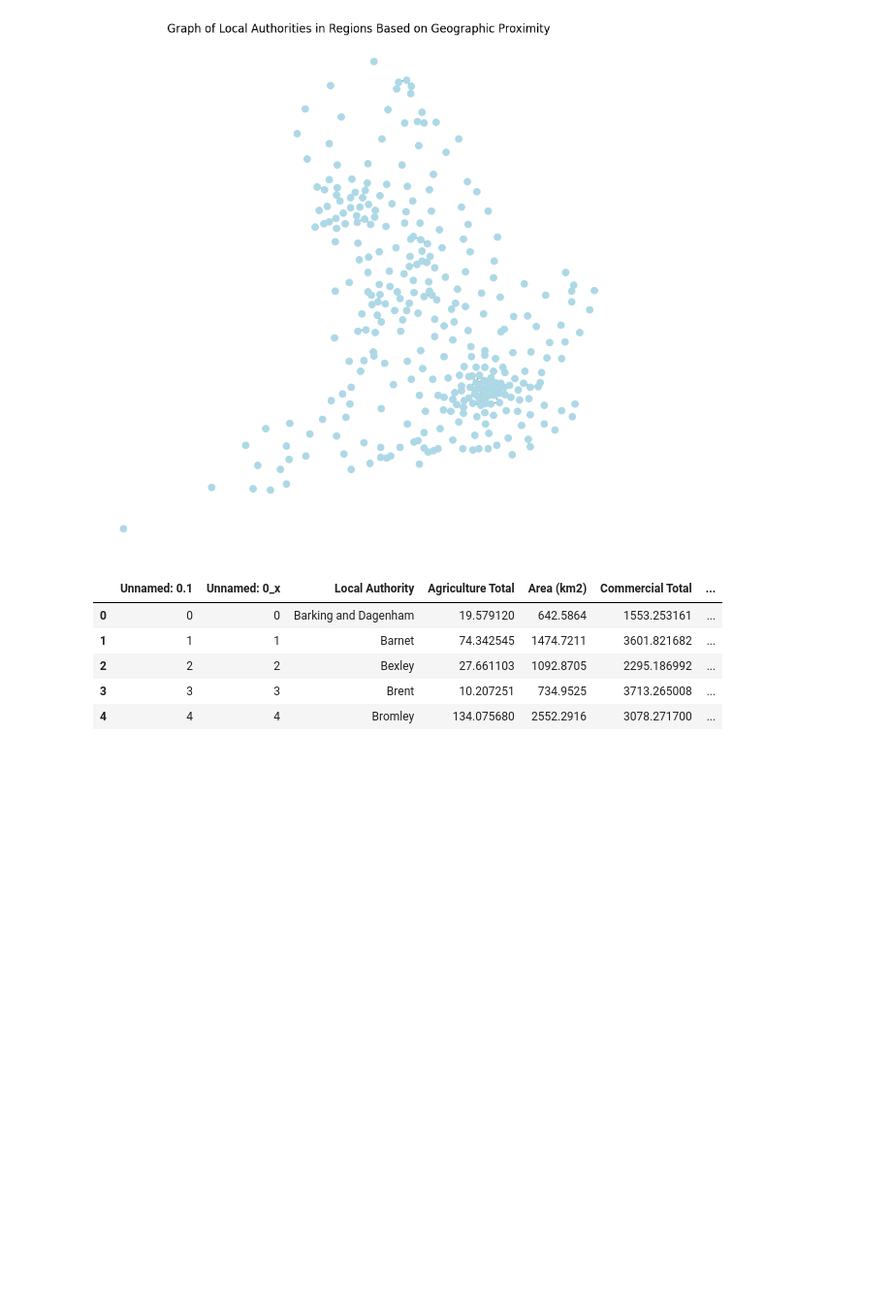
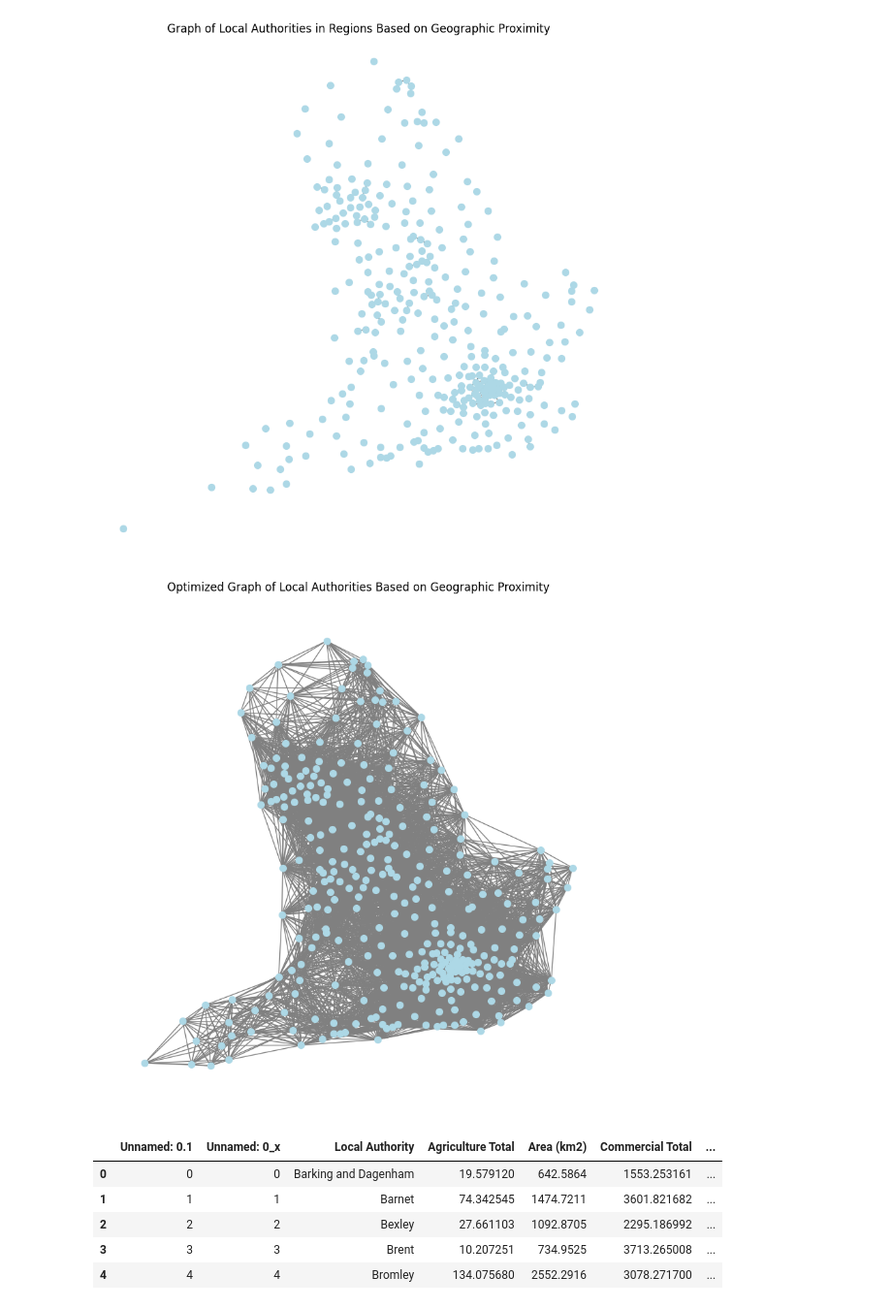
Before and after one commit to OlajideFemi/Carbon-Footprint, a Jupyter notebook: Untitled9.ipynb, the cells around one changed output. Shown: that part at 97% size. Cells and saved outputs as stored; diff of their text form; code cells hidden in the pictures; blank space fills up the shorter version.

```diff
--- a/Untitled9.ipynb
+++ b/Untitled9.ipynb
@@ -308,6 +308,70 @@ plt.title('Graph of Local Authorities in Regions Based on Geographic Proximity')
 plt.show()
 # %% [output]
 [figure]
+# %%
+import pandas as pd
+import geopandas as gpd
+import networkx as nx
+import matplotlib.pyplot as plt
+from shapely import wkt
+from sklearn.neighbors import BallTree
+import numpy as np
+
+# Load datasets
+topo_lad_df = pd.read_csv('https://raw.githubusercontent.com/OlajideFemi/OlajideFemi.github.io/index/topo_lad_1.csv')
+all_regions_data_ = pd.read_csv('https://raw.githubusercontent.com/OlajideFemi/Carbon-Footprint/main/all_regions_data_gmm.csv')
+
+# Update naming conventions with a mapping for replacements
+replacements = {
+    'Bournemouth, Christchurch and Poole': ['Bournemouth', 'Christchurch', 'Poole'],
+    'Dorset': ['East Dorset', 'North Dorset', 'West Dorset'],
+    'East Suffolk': 'Mid Suffolk',
+    'West Suffolk': 'Suffolk Coastal',
+    'North Northamptonshire': 'East Northamptonshire',
+    'West Northamptonshire': 'South Northamptonshire',
+    'Somerset West and Taunton': ['North Somerset', 'South Somerset', 'West Somerset', 'Bath and North East Somerset']
+}
+# Inverse the dictionary for replacement
+replacement_dict = {v: k for k, vs in replacements.items() for v in (vs if isinstance(vs, list) else [vs])}
+all_regions_data_['Local Authority'] = all_regions_data_['Local Authority'].replace(replacement_dict)
+
+# Merge on the 'Local Authority' column
+merged_df = all_regions_data_.merge(topo_lad_df, left_on='Local Authority', right_on='LAD13NM')
+
+# Convert 'geometry' column from WKT to shapely geometries
+topo_lad_df['geometry'] = topo_lad_df['geometry'].apply(wkt.loads)
+
+# Convert to a GeoDataFrame
+gdf = gpd.GeoDataFrame(topo_lad_df, geometry='geometry')
+
+# Calculate centroids
+gdf['centroid'] = gdf.geometry.centroid
+
+# Create a spatial index using BallTree for efficient distance queries
+coordinates = np.deg2rad(gdf[['centroid']].apply(lambda x: [x.centroid.y, x.centroid.x], axis=1).to_list())
+tree = BallTree(coordinates, metric='haversine')
+
+# Find neighbors within a threshold distance (10 km here converted to radians)
+threshold = 100 / 6371  # 10km in radians
+indices = tree.query_radius(coordinates, r=threshold)
+
+# Create edges from the BallTree query results
+edges = [(i, j) for i, neighbors in enumerate(indices) for j in neighbors if i != j]
+
+# Initialize an empty graph and add edges
+G = nx.Graph()
+G.add_edges_from(edges)
+
+# Set positions based on geographic coordinates for visualization
+pos = {index: (row.centroid.x, row.centroid.y) for index, row in gdf.iterrows()}
+
+# Draw the graph
+fig, ax = plt.subplots(figsize=(10, 10))
+nx.draw(G, pos, ax=ax, with_labels=False, node_size=50, node_color='lightblue', edge_color='gray', width=1)
+plt.title('Optimized Graph of Local Authorities Based on Geographic Proximity')
+plt.show()
+# %% [output]
+[figure, added]
 # %%
 filtered_gdf_.head()
 # %% [output]
```
Also changed, not shown: parts of 18 cells of this notebook.
